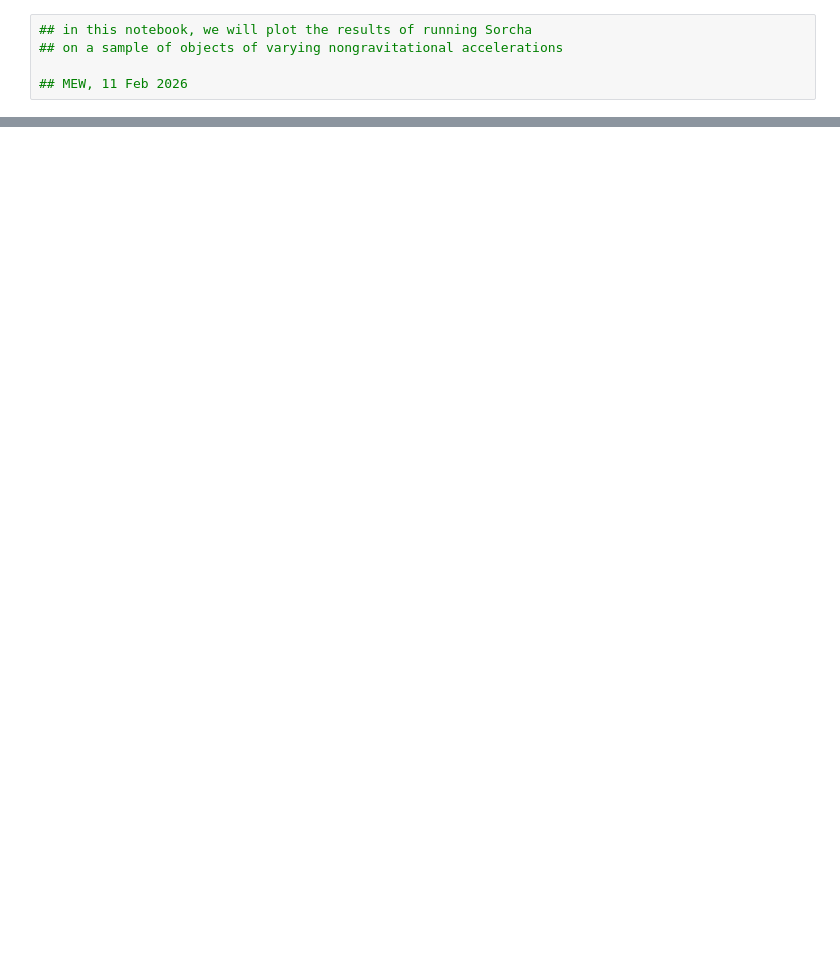
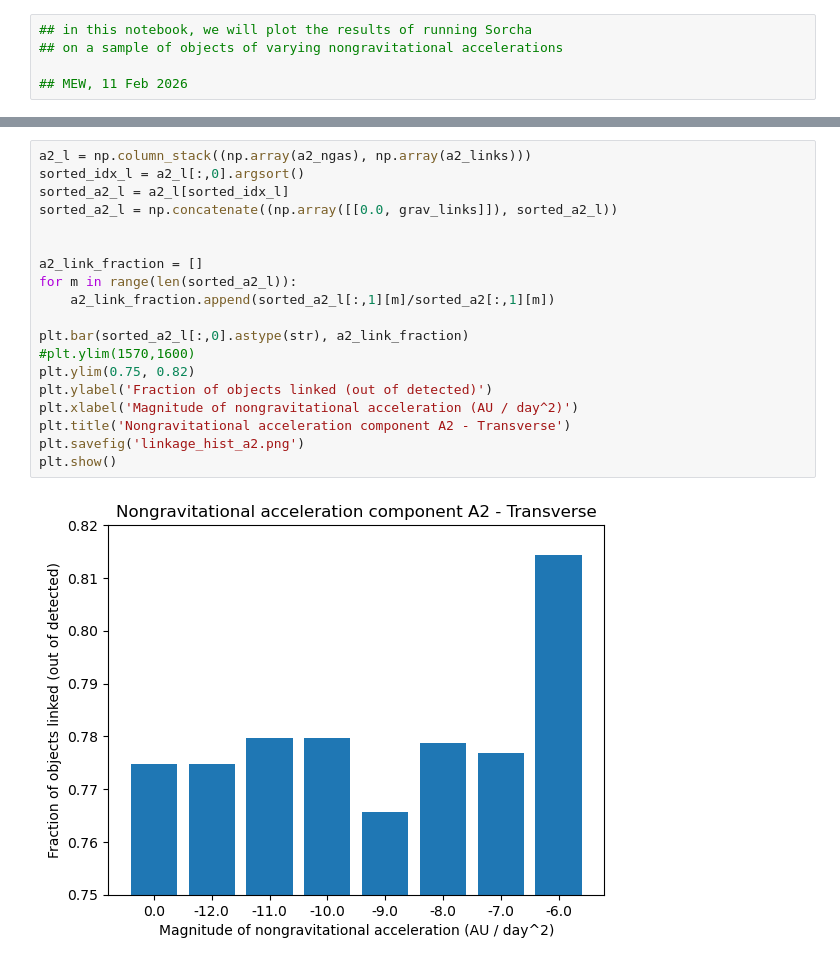
Before and after one commit to ewhite42/lsst_seti, a Jupyter notebook: nongrav/test_linking/sorcha_hist.ipynb, the cells around one changed output, grey strips where cells are left out. Drawn from its saved outputs; the diff is of its cells as text; blank space fills up the shorter version.

```diff
--- a/nongrav/test_linking/sorcha_hist.ipynb
+++ b/nongrav/test_linking/sorcha_hist.ipynb
@@ -69,0 +242,21 @@ plt.ylim(1570,1600)
+# %%
+a2_l = np.column_stack((np.array(a2_ngas), np.array(a2_links)))
+sorted_idx_l = a2_l[:,0].argsort()
+sorted_a2_l = a2_l[sorted_idx_l]
+sorted_a2_l = np.concatenate((np.array([[0.0, grav_links]]), sorted_a2_l))
+
+
+a2_link_fraction = []
+for m in range(len(sorted_a2_l)):
+    a2_link_fraction.append(sorted_a2_l[:,1][m]/sorted_a2[:,1][m])
+
+plt.bar(sorted_a2_l[:,0].astype(str), a2_link_fraction)
+#plt.ylim(1570,1600)
+plt.ylim(0.75, 0.82)
+plt.ylabel('Fraction of objects linked (out of detected)')
+plt.xlabel('Magnitude of nongravitational acceleration (AU / day^2)')
+plt.title('Nongravitational acceleration component A2 - Transverse')
+plt.savefig('linkage_hist_a2.png')
+plt.show()
+# %% [output]
+[figure, added]
```
Also changed, not shown: parts of 10 cells of this notebook.
